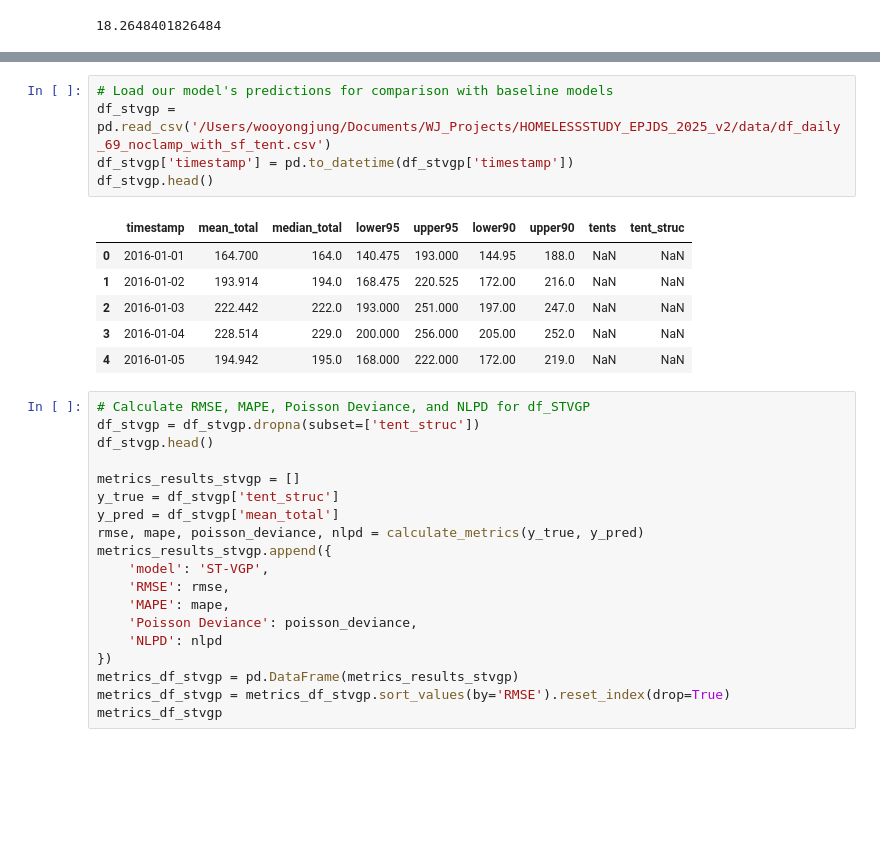
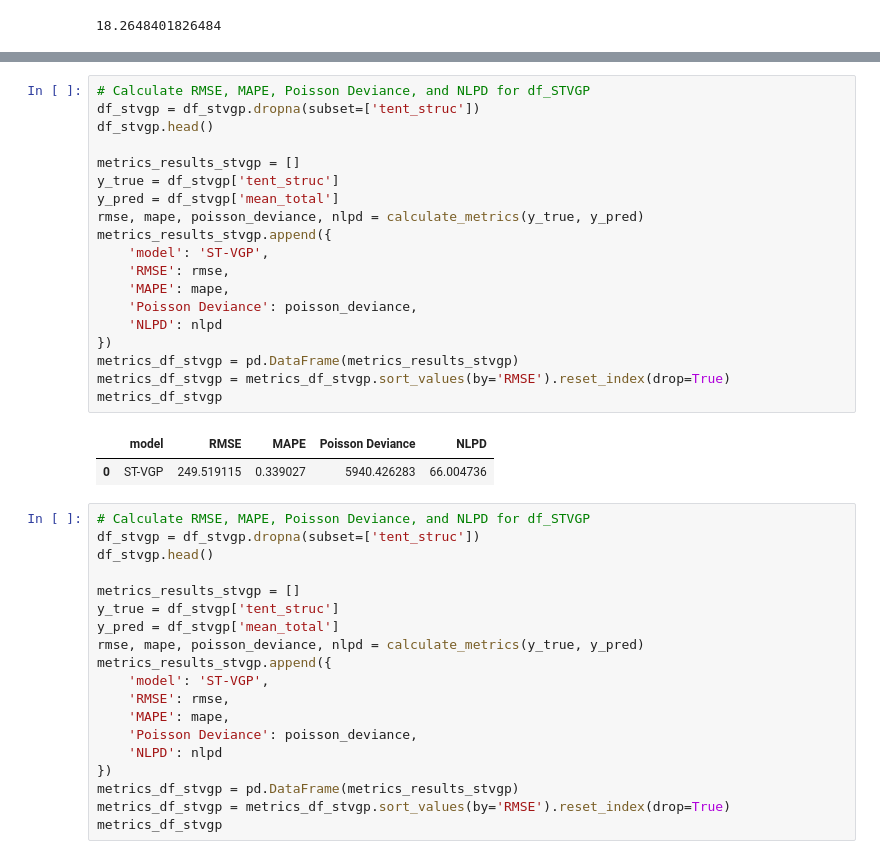
Before and after one commit to yilmajung/HOMELESSSTUDY_EPJDS_2025_v2, a Jupyter notebook: compare_w_baseline_visualize2.ipynb, the cells around one changed output, grey strips where cells are left out. Drawn from its saved outputs; the diff is of its cells as text; blank space fills up the shorter version.

```diff
--- a/compare_w_baseline_visualize2.ipynb
+++ b/compare_w_baseline_visualize2.ipynb
@@ -395,15 +395,25 @@ df_stvgp.head()
-# %%
-# Load our model's predictions for comparison with baseline models
-df_stvgp = pd.read_csv('/Users/wooyongjung/Documents/WJ_Projects/HOMELESSSTUDY_EPJDS_2025_v2/data/df_daily_69_noclamp_with_sf_tent.csv')
-df_stvgp['timestamp'] = pd.to_datetime(df_stvgp['timestamp'])
-df_stvgp.head()
-# %% [output]
-|  | timestamp | mean_total | median_total | lower95 | upper95 | lower90 | upper90 | tents | tent_struc |
-| 0 | 2016-01-01 | 164.700 | 164.0 | 140.475 | 193.000 | 144.95 | 188.0 | NaN | NaN |
-| 1 | 2016-01-02 | 193.914 | 194.0 | 168.475 | 220.525 | 172.00 | 216.0 | NaN | NaN |
-| 2 | 2016-01-03 | 222.442 | 222.0 | 193.000 | 251.000 | 197.00 | 247.0 | NaN | NaN |
-| 3 | 2016-01-04 | 228.514 | 229.0 | 200.000 | 256.000 | 205.00 | 252.0 | NaN | NaN |
-| 4 | 2016-01-05 | 194.942 | 195.0 | 168.000 | 222.000 | 172.00 | 219.0 | NaN | NaN |
+# %%
+# Calculate RMSE, MAPE, Poisson Deviance, and NLPD for df_STVGP
+df_stvgp = df_stvgp.dropna(subset=['tent_struc'])
+df_stvgp.head()
+
+metrics_results_stvgp = []
+y_true = df_stvgp['tent_struc']
+y_pred = df_stvgp['mean_total']
+rmse, mape, poisson_deviance, nlpd = calculate_metrics(y_true, y_pred)
+metrics_results_stvgp.append({
+    'model': 'ST-VGP',
+    'RMSE': rmse,
+    'MAPE': mape,
+    'Poisson Deviance': poisson_deviance,
+    'NLPD': nlpd
+})
+metrics_df_stvgp = pd.DataFrame(metrics_results_stvgp)
+metrics_df_stvgp = metrics_df_stvgp.sort_values(by='RMSE').reset_index(drop=True)
+metrics_df_stvgp
+# %% [output]
+|  | model | RMSE | MAPE | Poisson Deviance | NLPD |
+| 0 | ST-VGP | 249.519115 | 0.339027 | 5940.426283 | 66.004736 |
 # %%
 # Calculate RMSE, MAPE, Poisson Deviance, and NLPD for df_STVGP
 df_stvgp = df_stvgp.dropna(subset=['tent_struc'])
```
Also changed, not shown: parts of 3 cells of this notebook, 1 other file.
